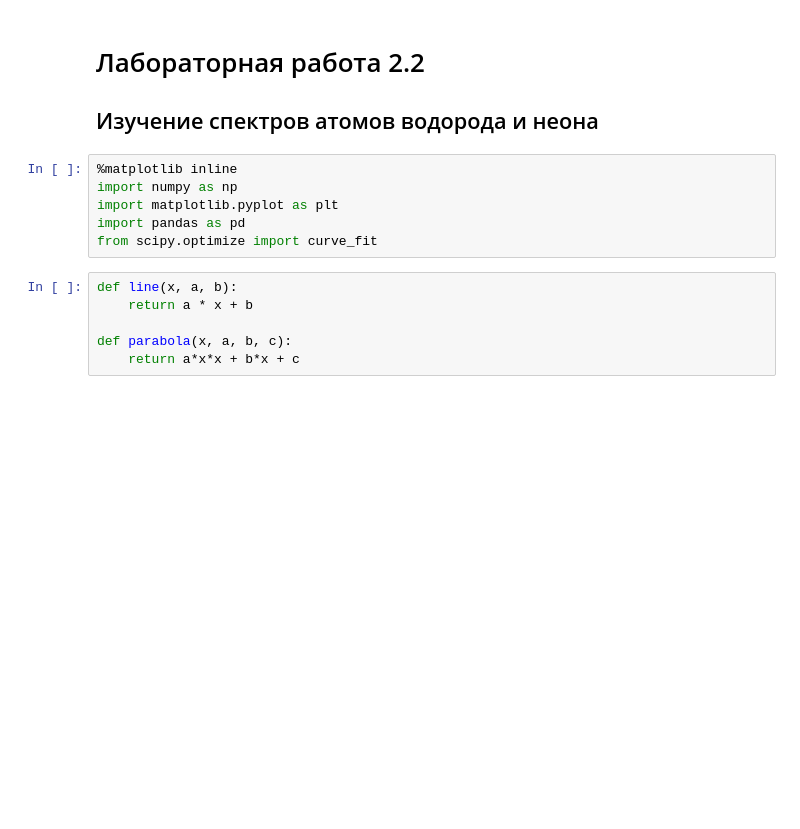
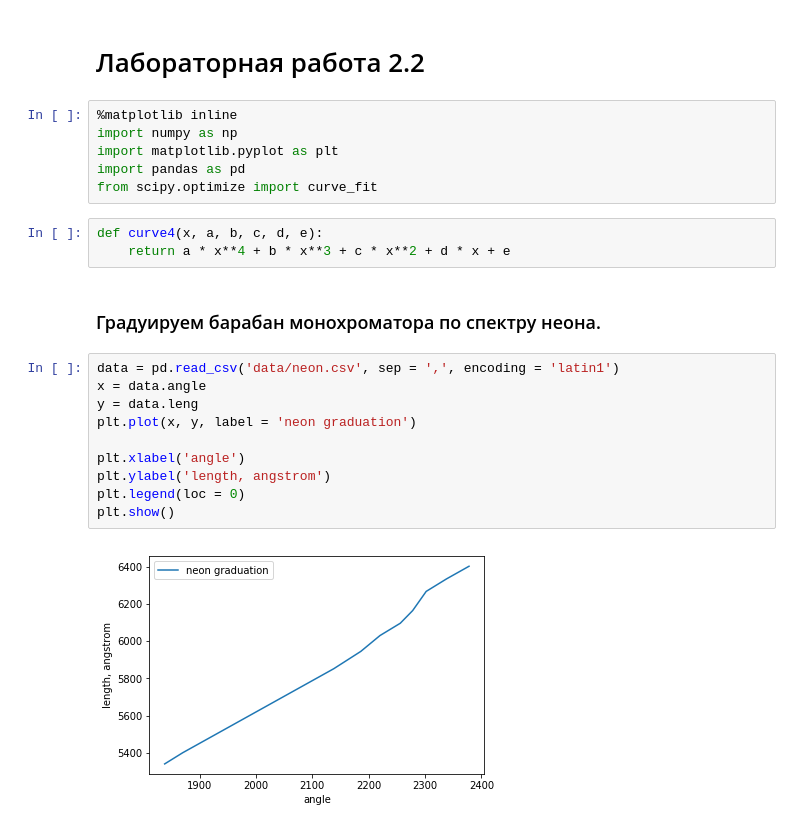
Before and after one commit to RobertVoropaev/QuantumPhysics, a Jupyter notebook: 2.2/2.2.ipynb, the cells around one changed output. Cells and saved outputs as stored; diff of their text form; blank space fills up the shorter version.

```diff
--- a/2.2/2.2.ipynb
+++ b/2.2/2.2.ipynb
@@ -1,6 +1,5 @@
 # %% [markdown]
 # Лабораторная работа 2.2
-## Изучение спектров атомов водорода и неона
 # %%
 %matplotlib inline
 import numpy as np
@@ -8,8 +7,19 @@ import matplotlib.pyplot as plt
 import pandas as pd
 from scipy.optimize import curve_fit
 # %%
-def line(x, a, b):
-    return a * x + b
-
-def parabola(x, a, b, c):
-    return a*x*x + b*x + c
+def curve4(x, a, b, c, d, e):
+    return a * x**4 + b * x**3 + c * x**2 + d * x + e
+# %% [markdown]
+### Градуируем барабан монохроматора по спектру неона.
+# %%
+data = pd.read_csv('data/neon.csv', sep = ',', encoding = 'latin1')
+x = data.angle
+y = data.leng
+plt.plot(x, y, label = 'neon graduation')
+
+plt.xlabel('angle')
+plt.ylabel('length, angstrom')
+plt.legend(loc = 0)
+plt.show()
+# %% [output]
+[figure, added]
```
Also changed, not shown: parts of 14 cells of this notebook, 14 other files.
